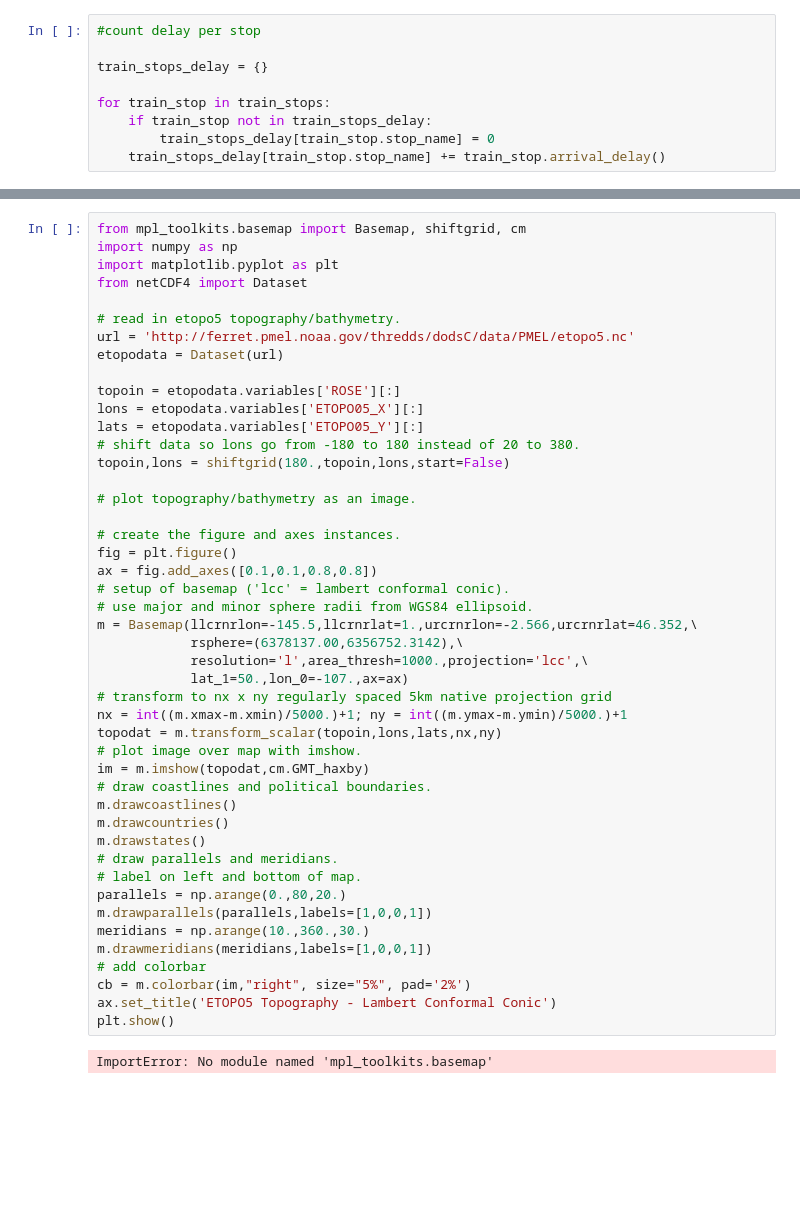
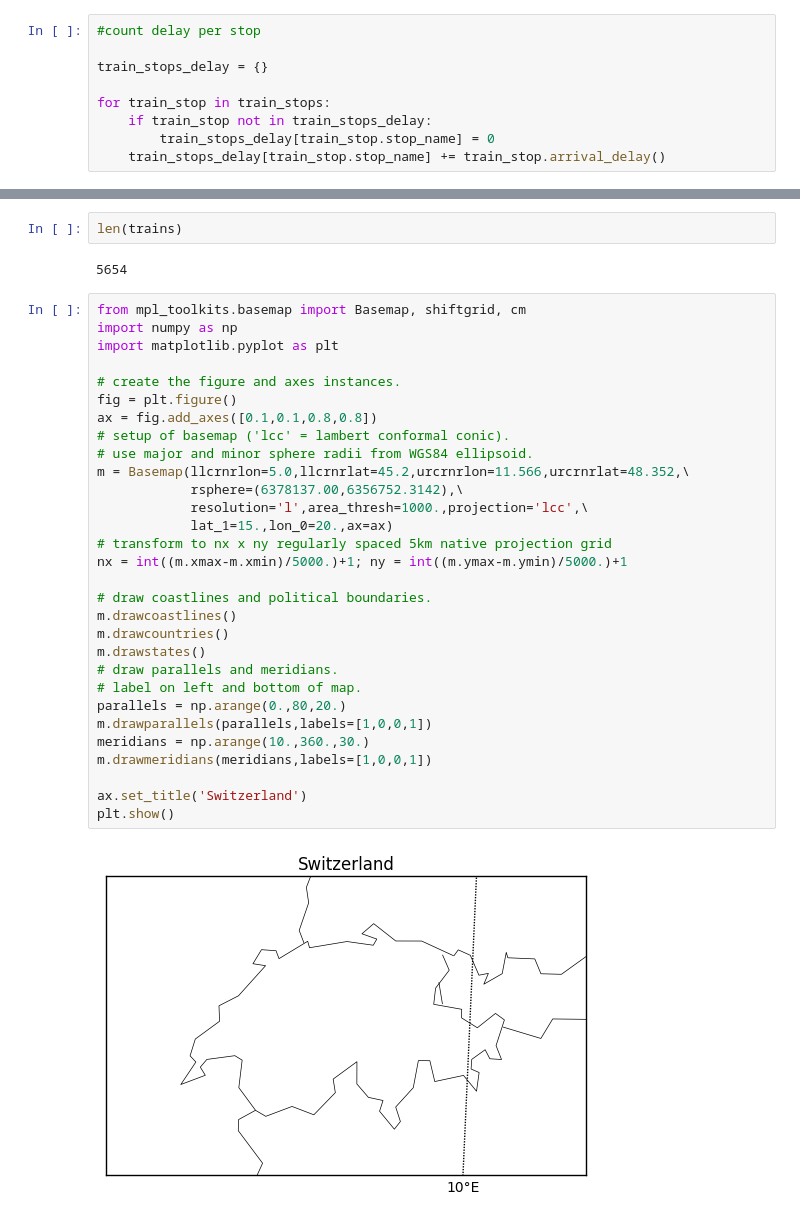
Before and after one commit to ilyaskurikhin/sbb, a Jupyter notebook: SBB_data.ipynb, the cells around one changed output, grey strips where cells are left out. Saved outputs shown, nothing was run; the diff lists cells and outputs as text; blank space fills up the shorter version.

Commit message:
working on visualization

```diff
--- a/SBB_data.ipynb
+++ b/SBB_data.ipynb
@@ -55,48 +92,36 @@ save_to_file(get_locations(station_names))
+# %%
+len(trains)
+# %% [output]
+5654
 # %%
 from mpl_toolkits.basemap import Basemap, shiftgrid, cm
 import numpy as np
 import matplotlib.pyplot as plt
-from netCDF4 import Dataset
-
-# read in etopo5 topography/bathymetry.
-url = 'http://ferret.pmel.noaa.gov/thredds/dodsC/data/PMEL/etopo5.nc'
-etopodata = Dataset(url)
-
-topoin = etopodata.variables['ROSE'][:]
-lons = etopodata.variables['ETOPO05_X'][:]
-lats = etopodata.variables['ETOPO05_Y'][:]
-# shift data so lons go from -180 to 180 instead of 20 to 380.
-topoin,lons = shiftgrid(180.,topoin,lons,start=False)
-
-# plot topography/bathymetry as an image.
 
 # create the figure and axes instances.
 fig = plt.figure()
 ax = fig.add_axes([0.1,0.1,0.8,0.8])
 # setup of basemap ('lcc' = lambert conformal conic).
 # use major and minor sphere radii from WGS84 ellipsoid.
-m = Basemap(llcrnrlon=-145.5,llcrnrlat=1.,urcrnrlon=-2.566,urcrnrlat=46.352,\
+m = Basemap(llcrnrlon=5.0,llcrnrlat=45.2,urcrnrlon=11.566,urcrnrlat=48.352,\
             rsphere=(6378137.00,6356752.3142),\
             resolution='l',area_thresh=1000.,projection='lcc',\
-            lat_1=50.,lon_0=-107.,ax=ax)
+            lat_1=15.,lon_0=20.,ax=ax)
 # transform to nx x ny regularly spaced 5km native projection grid
 nx = int((m.xmax-m.xmin)/5000.)+1; ny = int((m.ymax-m.ymin)/5000.)+1
-topodat = m.transform_scalar(topoin,lons,lats,nx,ny)
-# plot image over map with imshow.
-im = m.imshow(topodat,cm.GMT_haxby)
+
 # draw coastlines and political boundaries.
 m.drawcoastlines()
 m.drawcountries()
 m.drawstates()
 # draw parallels and meridians.
 # label on left and bottom of map.
 parallels = np.arange(0.,80,20.)
 m.drawparallels(parallels,labels=[1,0,0,1])
 meridians = np.arange(10.,360.,30.)
 m.drawmeridians(meridians,labels=[1,0,0,1])
-# add colorbar
-cb = m.colorbar(im,"right", size="5%", pad='2%')
-ax.set_title('ETOPO5 Topography - Lambert Conformal Conic')
+
+ax.set_title('Switzerland')
 plt.show()
 # %% [output]
-ImportError: No module named 'mpl_toolkits.basemap'
+[figure, added]
```
Also changed, not shown: parts of 8 cells of this notebook.
